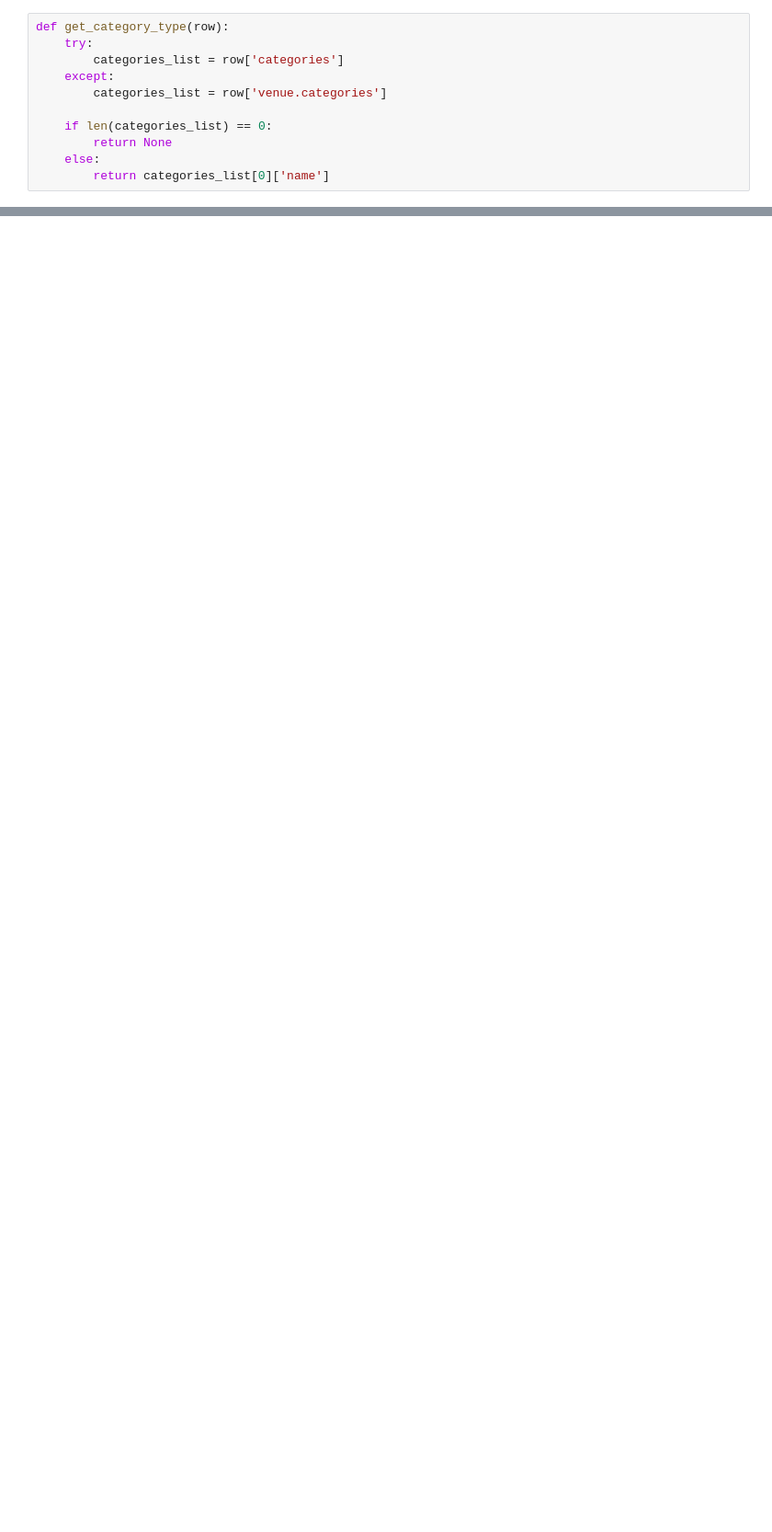
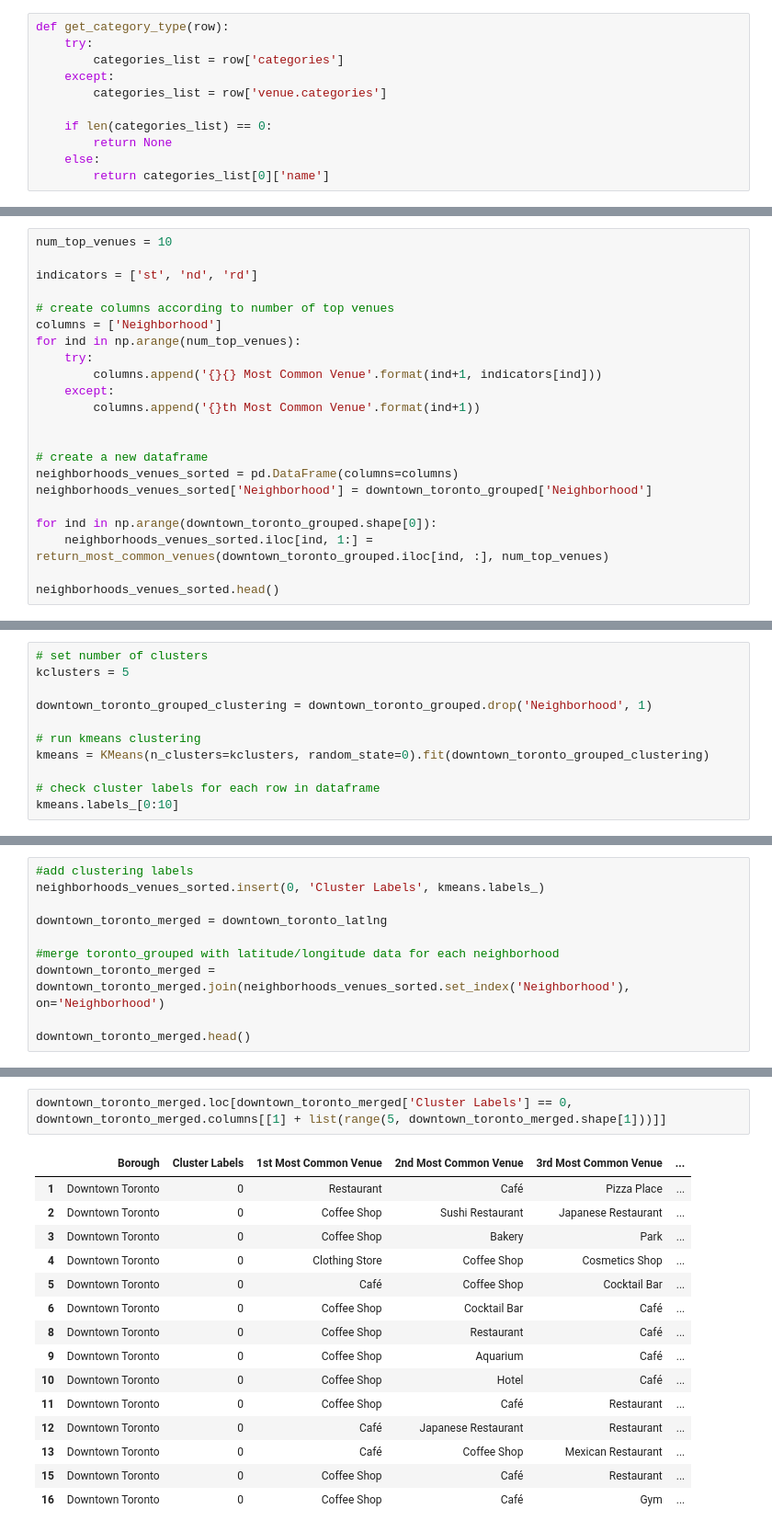
Before and after one commit to dfuhrer1/Coursera_Capstone, a Jupyter notebook: Coursera_Capstone.ipynb, the cells around one changed output, grey strips where cells are left out. Shown: that part at 92% size. Cells and saved outputs as stored; diff of their text form; blank space fills up the shorter version.

```diff
--- a/Coursera_Capstone.ipynb
+++ b/Coursera_Capstone.ipynb
@@ -425,0 +600,22 @@ NameError: name 'toronto_burough_venues' is not defined
+# %%
+num_top_venues = 10
+
+indicators = ['st', 'nd', 'rd']
+
+# create columns according to number of top venues
+columns = ['Neighborhood']
+for ind in np.arange(num_top_venues):
+    try:
+        columns.append('{}{} Most Common Venue'.format(ind+1, indicators[ind]))
+    except:
+        columns.append('{}th Most Common Venue'.format(ind+1))
+
+
+# create a new dataframe
+neighborhoods_venues_sorted = pd.DataFrame(columns=columns)
+neighborhoods_venues_sorted['Neighborhood'] = downtown_toronto_grouped['Neighborhood']
+
+for ind in np.arange(downtown_toronto_grouped.shape[0]):
+    neighborhoods_venues_sorted.iloc[ind, 1:] = return_most_common_venues(downtown_toronto_grouped.iloc[ind, :], num_top_venues)
+
+neighborhoods_venues_sorted.head()
@@ -425,0 +631,11 @@ NameError: name 'toronto_burough_venues' is not defined
+# %%
+# set number of clusters
+kclusters = 5
+
+downtown_toronto_grouped_clustering = downtown_toronto_grouped.drop('Neighborhood', 1)
+
+# run kmeans clustering
+kmeans = KMeans(n_clusters=kclusters, random_state=0).fit(downtown_toronto_grouped_clustering)
+
+# check cluster labels for each row in dataframe
+kmeans.labels_[0:10]
@@ -425,0 +644,10 @@ NameError: name 'toronto_burough_venues' is not defined
+# %%
+#add clustering labels
+neighborhoods_venues_sorted.insert(0, 'Cluster Labels', kmeans.labels_)
+
+downtown_toronto_merged = downtown_toronto_latlng
+
+#merge toronto_grouped with latitude/longitude data for each neighborhood
+downtown_toronto_merged = downtown_toronto_merged.join(neighborhoods_venues_sorted.set_index('Neighborhood'), on='Neighborhood')
+
+downtown_toronto_merged.head()
@@ -425,0 +693,18 @@ NameError: name 'toronto_burough_venues' is not defined
+# %%
+downtown_toronto_merged.loc[downtown_toronto_merged['Cluster Labels'] == 0, downtown_toronto_merged.columns[[1] + list(range(5, downtown_toronto_merged.shape[1]))]]
+# %% [output]
+|  | Borough | Cluster Labels | 1st Most Common Venue | 2nd Most Common Venue | 3rd Most Common Venue | ... |
+| 1 | Downtown Toronto | 0 | Restaurant | Café | Pizza Place | ... |
+| 2 | Downtown Toronto | 0 | Coffee Shop | Sushi Restaurant | Japanese Restaurant | ... |
+| 3 | Downtown Toronto | 0 | Coffee Shop | Bakery | Park | ... |
+| 4 | Downtown Toronto | 0 | Clothing Store | Coffee Shop | Cosmetics Shop | ... |
+| 5 | Downtown Toronto | 0 | Café | Coffee Shop | Cocktail Bar | ... |
+| 6 | Downtown Toronto | 0 | Coffee Shop | Cocktail Bar | Café | ... |
+| 8 | Downtown Toronto | 0 | Coffee Shop | Restaurant | Café | ... |
+| 9 | Downtown Toronto | 0 | Coffee Shop | Aquarium | Café | ... |
+| 10 | Downtown Toronto | 0 | Coffee Shop | Hotel | Café | ... |
+| 11 | Downtown Toronto | 0 | Coffee Shop | Café | Restaurant | ... |
+| 12 | Downtown Toronto | 0 | Café | Japanese Restaurant | Restaurant | ... |
+| 13 | Downtown Toronto | 0 | Café | Coffee Shop | Mexican Restaurant | ... |
+| 15 | Downtown Toronto | 0 | Coffee Shop | Café | Restaurant | ... |
+| 16 | Downtown Toronto | 0 | Coffee Shop | Café | Gym | ... |
```
Also changed, not shown: parts of 47 cells of this notebook.
